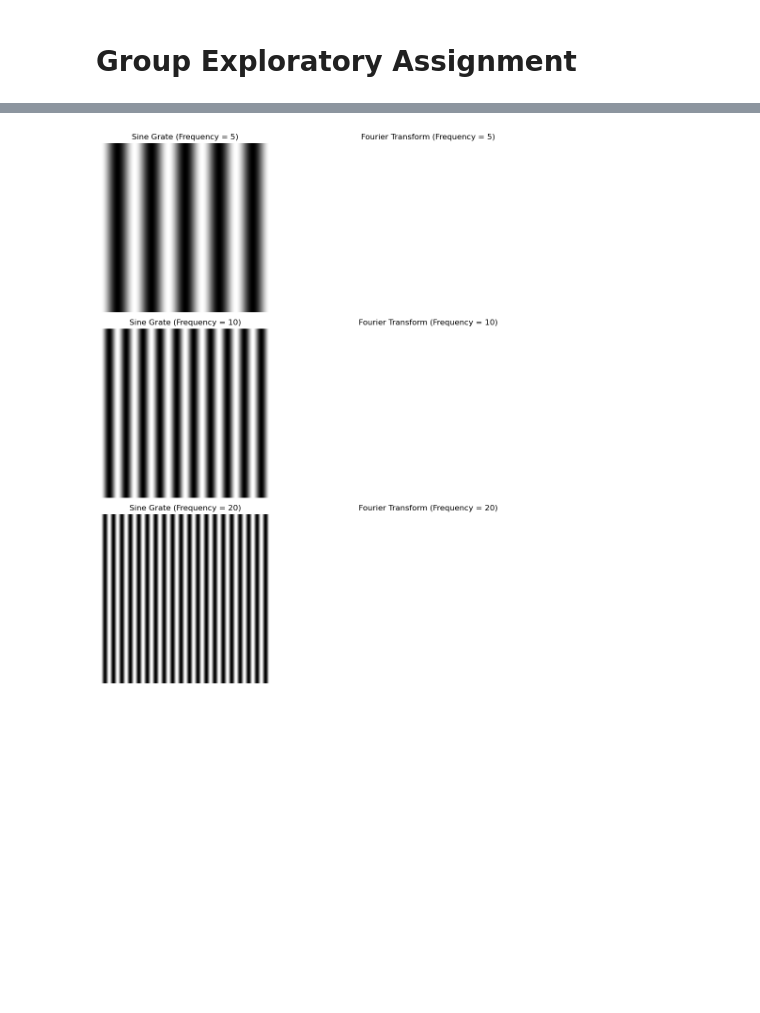
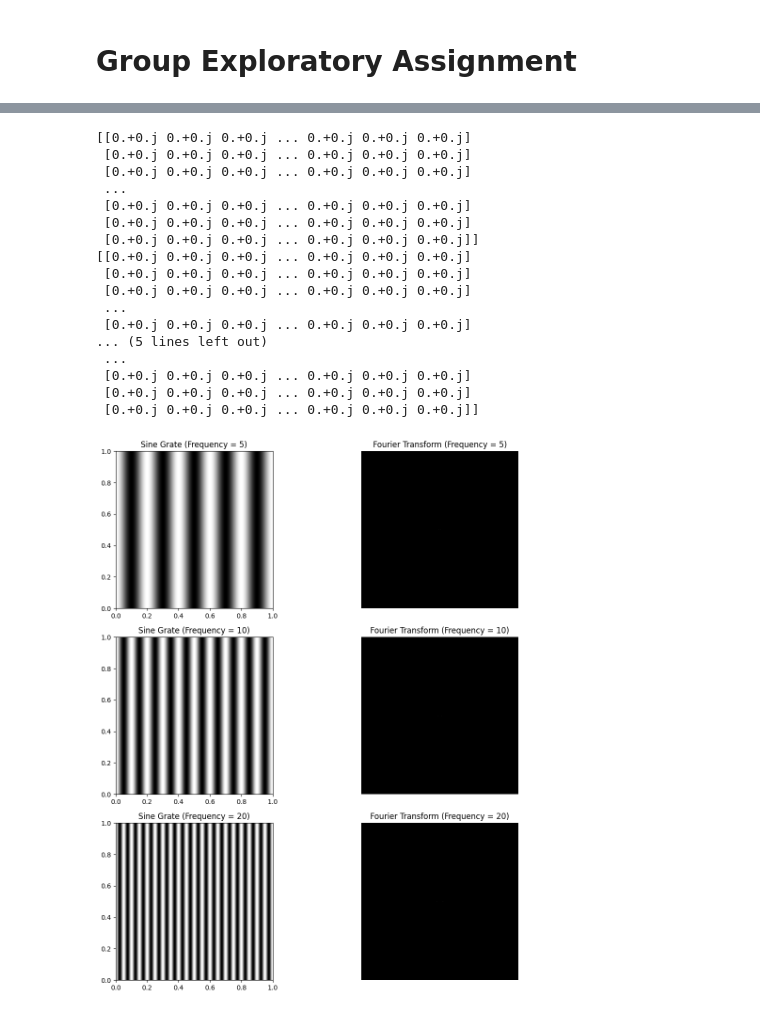
Before and after one commit to ruchadave16/ENGR3499-Img-Processing, a Jupyter notebook: Exploratory-Assignment-1/explore_assignment.ipynb, the cells around one changed output, grey strips where cells are left out. Saved outputs shown, nothing was run; the diff lists cells and outputs as text; code cells hidden in the pictures; blank space fills up the shorter version.

```diff
--- a/Exploratory-Assignment-1/explore_assignment.ipynb
+++ b/Exploratory-Assignment-1/explore_assignment.ipynb
@@ -61,42 +59,58 @@ plt.show()
 # %%
 import numpy as np
 import matplotlib.pyplot as plt
-from scipy.fftpack import fft2, fftshift
 
 # Parameters
 amplitude = 1
 phase = np.deg2rad(90)  # Convert phase to radians
 frequencies = [5, 10, 20]  # 3 different frequencies
 
 # Create meshgrid
 x = np.linspace(0, 1, 1000)
 y = np.linspace(0, 1, 1000)
 X, Y = np.meshgrid(x, y)
 
 # Plot images for different frequencies
 fig, axes = plt.subplots(3, 2, figsize=(12, 12))
 
 for i, freq in enumerate(frequencies):
     # Create the sine wave
     Z = amplitude * np.sin(2 * np.pi * freq * X + phase)
 
     # Plot the sine grate image
     ax = axes[i, 0]
     ax.imshow(Z, extent=(0, 1, 0, 1), cmap='gray')
     ax.set_title(f'Sine Grate (Frequency = {freq})')
-    ax.axis('off')
 
     # Compute Fourier Transform
-    Z_fft = fft2(Z)
-    Z_fft_shifted = fftshift(Z_fft)
+    Z_fft = np.fft.fft2(Z)
+    Z_fft_shifted = np.fft.fftshift(Z_fft)
+    print((Z_fft_shifted))
 
     # Plot the magnitude of the Fourier Transform
     ax_fft = axes[i, 1]
-    ax_fft.imshow(np.log(np.abs(Z_fft_shifted)), extent=(0, 1, 0, 1), cmap='gray')
+    ax_fft.imshow(np.abs(Z_fft_shifted), cmap='gray')
     ax_fft.set_title(f'Fourier Transform (Frequency = {freq})')
     ax_fft.axis('off')
 
 plt.tight_layout()
 plt.show()
 # %% [output]
+[[0.+0.j 0.+0.j 0.+0.j ... 0.+0.j 0.+0.j 0.+0.j]
+ [0.+0.j 0.+0.j 0.+0.j ... 0.+0.j 0.+0.j 0.+0.j]
+ [0.+0.j 0.+0.j 0.+0.j ... 0.+0.j 0.+0.j 0.+0.j]
+ ...
+ [0.+0.j 0.+0.j 0.+0.j ... 0.+0.j 0.+0.j 0.+0.j]
+ [0.+0.j 0.+0.j 0.+0.j ... 0.+0.j 0.+0.j 0.+0.j]
+ [0.+0.j 0.+0.j 0.+0.j ... 0.+0.j 0.+0.j 0.+0.j]]
+[[0.+0.j 0.+0.j 0.+0.j ... 0.+0.j 0.+0.j 0.+0.j]
+ [0.+0.j 0.+0.j 0.+0.j ... 0.+0.j 0.+0.j 0.+0.j]
+ [0.+0.j 0.+0.j 0.+0.j ... 0.+0.j 0.+0.j 0.+0.j]
+ ...
+ [0.+0.j 0.+0.j 0.+0.j ... 0.+0.j 0.+0.j 0.+0.j]
+... (5 lines left out)
+ ...
+ [0.+0.j 0.+0.j 0.+0.j ... 0.+0.j 0.+0.j 0.+0.j]
+ [0.+0.j 0.+0.j 0.+0.j ... 0.+0.j 0.+0.j 0.+0.j]
+ [0.+0.j 0.+0.j 0.+0.j ... 0.+0.j 0.+0.j 0.+0.j]]
-[figure, old version]
+[figure, new version]
```
Also changed, not shown: parts of 1 cell of this notebook.
